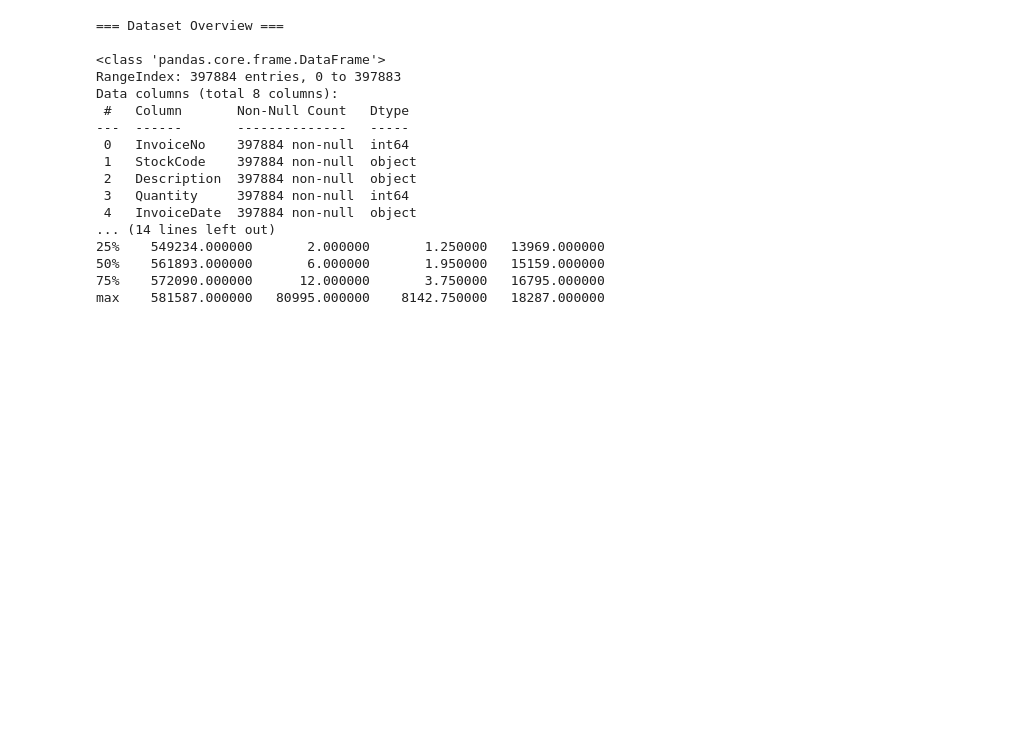
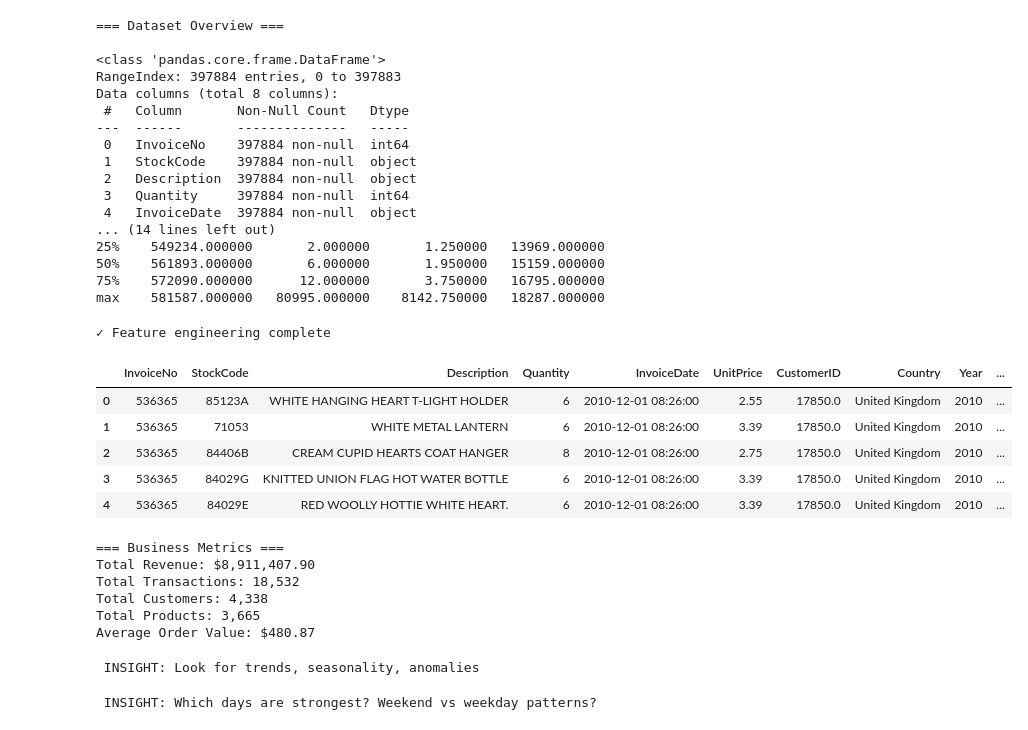
Before and after one commit to AparnaKrishnakumar/retail-analytics-dashboard, a Jupyter notebook: notebooks/01_exploratory_analysis.ipynb, the cells around one changed output. Saved outputs shown, nothing was run; the diff lists cells and outputs as text; code cells hidden in the pictures; blank space fills up the shorter version.

```diff
--- a/notebooks/01_exploratory_analysis.ipynb
+++ b/notebooks/01_exploratory_analysis.ipynb
@@ -84,3 +84,81 @@ Data columns (total 8 columns):
 50%    561893.000000       6.000000       1.950000   15159.000000
 75%    572090.000000      12.000000       3.750000   16795.000000
 max    581587.000000   80995.000000    8142.750000   18287.000000
+# %%
+# Cell 4: Data Preparation
+# Convert date column to datetime
+df['InvoiceDate'] = pd.to_datetime(df['InvoiceDate'])
+
+# Create useful columns
+df['Year'] = df['InvoiceDate'].dt.year
+df['Month'] = df['InvoiceDate'].dt.month
+df['DayOfWeek'] = df['InvoiceDate'].dt.day_name()
+df['Hour'] = df['InvoiceDate'].dt.hour
+
+# Calculate total sales
+df['TotalSales'] = df['Quantity'] * df['UnitPrice']
+
+print("✓ Feature engineering complete")
+df.head()
+# %% [output]
+✓ Feature engineering complete
+|  | InvoiceNo | StockCode | Description | Quantity | InvoiceDate | UnitPrice | CustomerID | Country | Year | ... |
+| 0 | 536365 | 85123A | WHITE HANGING HEART T-LIGHT HOLDER | 6 | 2010-12-01 08:26:00 | 2.55 | 17850.0 | United Kingdom | 2010 | ... |
+| 1 | 536365 | 71053 | WHITE METAL LANTERN | 6 | 2010-12-01 08:26:00 | 3.39 | 17850.0 | United Kingdom | 2010 | ... |
+| 2 | 536365 | 84406B | CREAM CUPID HEARTS COAT HANGER | 8 | 2010-12-01 08:26:00 | 2.75 | 17850.0 | United Kingdom | 2010 | ... |
+| 3 | 536365 | 84029G | KNITTED UNION FLAG HOT WATER BOTTLE | 6 | 2010-12-01 08:26:00 | 3.39 | 17850.0 | United Kingdom | 2010 | ... |
+| 4 | 536365 | 84029E | RED WOOLLY HOTTIE WHITE HEART. | 6 | 2010-12-01 08:26:00 | 3.39 | 17850.0 | United Kingdom | 2010 | ... |
+# %%
+# Cell 5: Key Metrics Overview
+total_revenue = df['TotalSales'].sum()
+total_transactions = df['InvoiceNo'].nunique()
+total_customers = df['CustomerID'].nunique()
+total_products = df['StockCode'].nunique()
+avg_order_value = total_revenue / total_transactions
+
+print("=== Business Metrics ===")
+print(f"Total Revenue: ${total_revenue:,.2f}")
+print(f"Total Transactions: {total_transactions:,}")
+print(f"Total Customers: {total_customers:,}")
+print(f"Total Products: {total_products:,}")
+print(f"Average Order Value: ${avg_order_value:.2f}")
+# %% [output]
+=== Business Metrics ===
+Total Revenue: $8,911,407.90
+Total Transactions: 18,532
+Total Customers: 4,338
+Total Products: 3,665
+Average Order Value: $480.87
+# %%
+# Cell 6: Time Series Analysis
+# Daily sales trend
+daily_sales = df.groupby(df['InvoiceDate'].dt.date)['TotalSales'].sum().reset_index()
+daily_sales.columns = ['Date', 'Sales']
+
+fig = px.line(daily_sales, x='Date', y='Sales',
+              title='Daily Sales Trend',
+              labels={'Sales': 'Total Sales ($)'})
+fig.update_layout(height=500)
+fig.show()
+
+# Key insight
+print("\n INSIGHT: Look for trends, seasonality, anomalies")
+# %% [output]
+ INSIGHT: Look for trends, seasonality, anomalies
+# %%
+# Cell 7: Sales by Day of Week
+day_sales = df.groupby('DayOfWeek')['TotalSales'].sum().reset_index()
+
+# Order days properly
+day_order = ['Monday', 'Tuesday', 'Wednesday', 'Thursday', 'Friday', 'Saturday', 'Sunday']
+day_sales['DayOfWeek'] = pd.Categorical(day_sales['DayOfWeek'], categories=day_order, ordered=True)
+day_sales = day_sales.sort_values('DayOfWeek')
+
+fig = px.bar(day_sales, x='DayOfWeek', y='TotalSales',
+             title='Sales by Day of Week',
+             labels={'TotalSales': 'Total Sales ($)'})
+fig.show()
+
+print("\n INSIGHT: Which days are strongest? Weekend vs weekday patterns?")
+# %% [output]
+ INSIGHT: Which days are strongest? Weekend vs weekday patterns?
```
Also changed, not shown: parts of 4 cells of this notebook, 2 other files.
